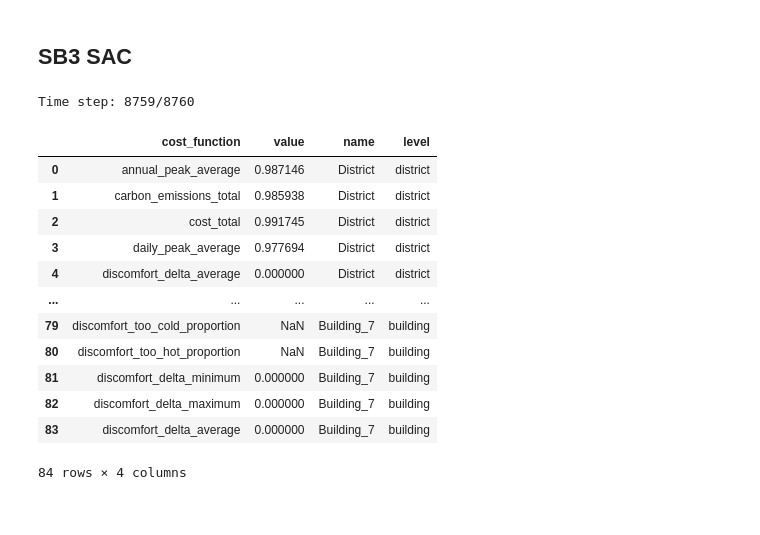
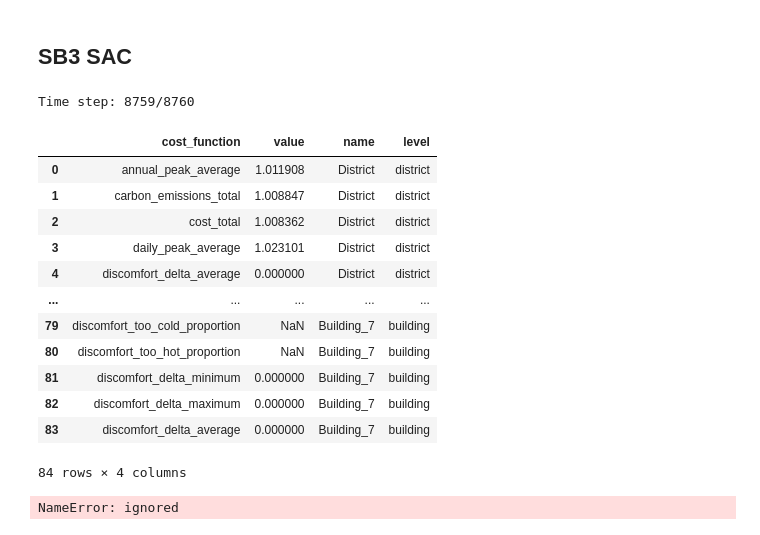
Before and after one commit to ParisaAligol/CityLearn-EVModel-Parisa, a Jupyter notebook: analysistest3.ipynb, the cells around one changed output. Drawn from its saved outputs; the diff is of its cells as text; code cells hidden in the pictures.

```diff
--- a/analysistest3.ipynb
+++ b/analysistest3.ipynb
@@ -80,6 +82,6 @@ Saving Building_1_EV_4.csv to Building_1_EV_4.csv
 # %%
 # Specify the destination directory path in the Colab environment
-destination_directory = '/usr/local/lib/python3.10/dist-packages/citylearn/data/citylearn_challenge_2023_phase_1/'
+destination_directory = '/usr/local/lib/python3.10/dist-packages/citylearn/data/citylearn_challenge_2023_phase_2/'
 
 # Create the destination directory if it doesn't exist
 if not os.path.exists(destination_directory):
@@ -97,5 +99,5 @@ NameError: ignored
 # %%
-SCHEMA_TEMPLATE = 'citylearn_challenge_2023_phase_1'
+SCHEMA_TEMPLATE = 'citylearn_challenge_2023_phase_2'
 TARGET_DATASET_DIRECTORY = 'ev_test_data'
 SCHEMA_FILEPATH = os.path.join(TARGET_DATASET_DIRECTORY, SCHEMA_TEMPLATE, 'schema.json')
 # %% [markdown]
@@ -166,32 +225,32 @@ class CustomReward(RewardFunction):
         return reward
 # %%
 # train
-episodes = 10
+episodes = 1
 env = CityLearnEnv(SCHEMA_FILEPATH, central_agent=True)
 env.reward_function = CustomReward(env) # set custom reward
 env = NormalizedObservationWrapper(env)
 env = StableBaselines3Wrapper(env)
 model = SAC('MlpPolicy', env, learning_rate=0.005, learning_starts=env.unwrapped.time_steps, tau=0.05, gamma=0.9)
 callback = SaveDataCallback(env, 'citylearn_ev', 'results')
 model.learn(total_timesteps=episodes*env.unwrapped.time_steps, callback=callback)
 
 # evaluate
 observations = env.reset()
 done = False
 
 while not env.done:
     print(f'\rTime step: {env.time_step + 1}/{env.time_steps}', end=' '*50)
     actions, _ = model.predict(observations, deterministic=True)
     observations, reward, done, _ = env.step(actions)
 
 display(env.evaluate())
 # %% [output]
 Time step: 8759/8760
 |  | cost_function | value | name | level |
-| 0 | annual_peak_average | 0.987146 | District | district |
-| 1 | carbon_emissions_total | 0.985938 | District | district |
-| 2 | cost_total | 0.991745 | District | district |
-| 3 | daily_peak_average | 0.977694 | District | district |
+| 0 | annual_peak_average | 1.011908 | District | district |
+| 1 | carbon_emissions_total | 1.008847 | District | district |
+| 2 | cost_total | 1.008362 | District | district |
+| 3 | daily_peak_average | 1.023101 | District | district |
 | 4 | discomfort_delta_average | 0.000000 | District | district |
 | ... | ... | ... | ... | ... |
 | 79 | discomfort_too_cold_proportion | NaN | Building_7 | building |
@@ -200,3 +259,7 @@ Time step: 8759/8760
 | 82 | discomfort_delta_maximum | 0.000000 | Building_7 | building |
 | 83 | discomfort_delta_average | 0.000000 | Building_7 | building |
 84 rows × 4 columns
+# %%
+district_cost_data = DATABASE.query_table(q.get_district_cost_summary())
+# %% [output]
+NameError: ignored
```
Also changed, not shown: parts of 8 cells of this notebook.
